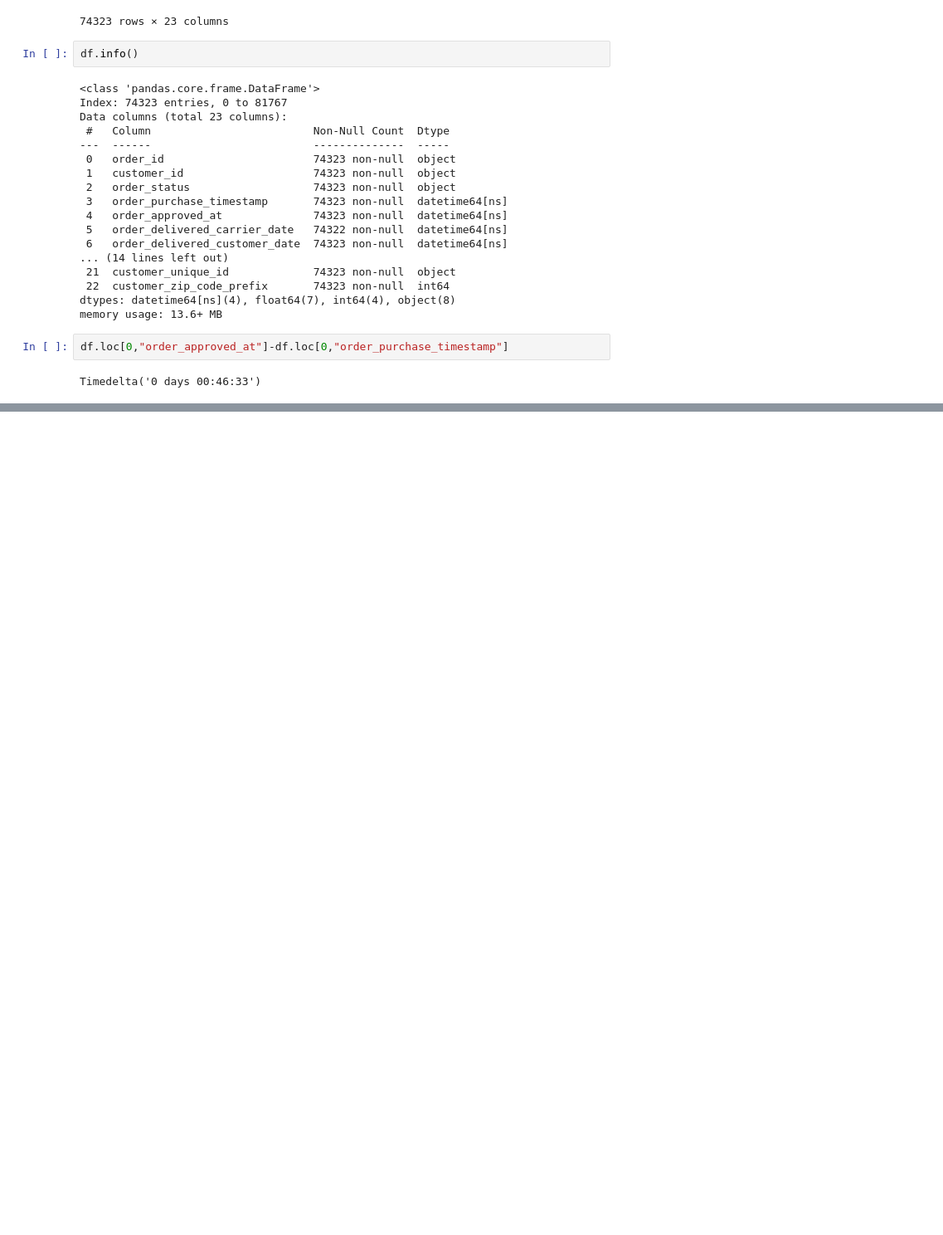
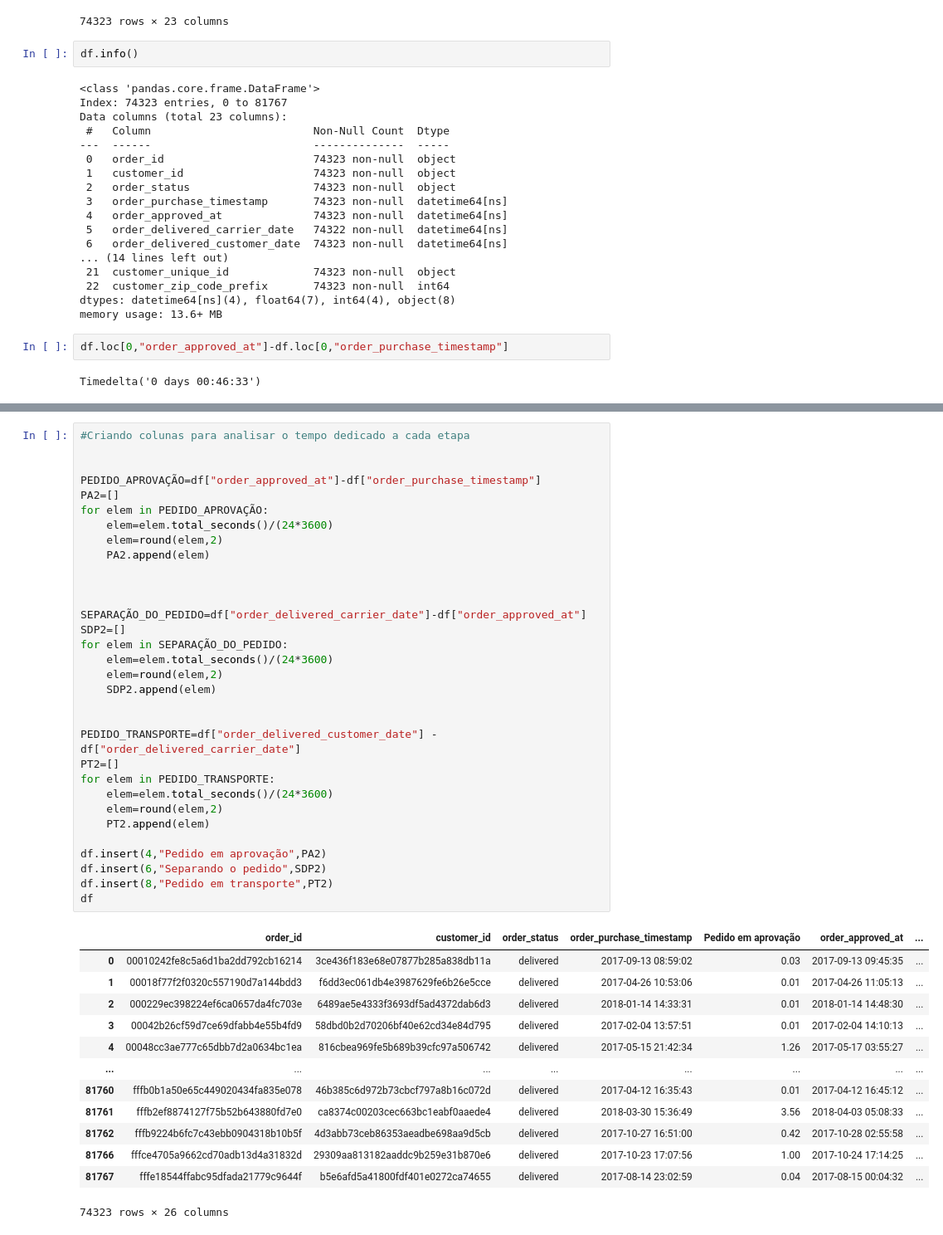
Before and after one commit to mateusono1/De-Company, a Jupyter notebook: main.ipynb, the cells around one changed output, grey strips where cells are left out. Shown at 83% size. Cells and saved outputs as stored; diff of their text form; blank space fills up the shorter version.

```diff
--- a/main.ipynb
+++ b/main.ipynb
@@ -207,0 +221,46 @@ Timedelta('0 days 00:46:33')
+# %%
+#Criando colunas para analisar o tempo dedicado a cada etapa
+
+
+PEDIDO_APROVAÇÃO=df["order_approved_at"]-df["order_purchase_timestamp"]
+PA2=[]
+for elem in PEDIDO_APROVAÇÃO:
+    elem=elem.total_seconds()/(24*3600)
+    elem=round(elem,2)
+    PA2.append(elem)
+
+
+
+SEPARAÇÃO_DO_PEDIDO=df["order_delivered_carrier_date"]-df["order_approved_at"]
+SDP2=[]
+for elem in SEPARAÇÃO_DO_PEDIDO:
+    elem=elem.total_seconds()/(24*3600)
+    elem=round(elem,2)
+    SDP2.append(elem)
+
+
+PEDIDO_TRANSPORTE=df["order_delivered_customer_date"] - df["order_delivered_carrier_date"]
+PT2=[]
+for elem in PEDIDO_TRANSPORTE:
+    elem=elem.total_seconds()/(24*3600)
+    elem=round(elem,2)
+    PT2.append(elem)
+
+df.insert(4,"Pedido em aprovação",PA2)
+df.insert(6,"Separando o pedido",SDP2)
+df.insert(8,"Pedido em transporte",PT2)
+df
+# %% [output]
+|  | order_id | customer_id | order_status | order_purchase_timestamp | Pedido em aprovação | order_approved_at | ... |
+| 0 | 00010242fe8c5a6d1ba2dd792cb16214 | 3ce436f183e68e07877b285a838db11a | delivered | 2017-09-13 08:59:02 | 0.03 | 2017-09-13 09:45:35 | ... |
+| 1 | 00018f77f2f0320c557190d7a144bdd3 | f6dd3ec061db4e3987629fe6b26e5cce | delivered | 2017-04-26 10:53:06 | 0.01 | 2017-04-26 11:05:13 | ... |
+| 2 | 000229ec398224ef6ca0657da4fc703e | 6489ae5e4333f3693df5ad4372dab6d3 | delivered | 2018-01-14 14:33:31 | 0.01 | 2018-01-14 14:48:30 | ... |
+| 3 | 00042b26cf59d7ce69dfabb4e55b4fd9 | 58dbd0b2d70206bf40e62cd34e84d795 | delivered | 2017-02-04 13:57:51 | 0.01 | 2017-02-04 14:10:13 | ... |
+| 4 | 00048cc3ae777c65dbb7d2a0634bc1ea | 816cbea969fe5b689b39cfc97a506742 | delivered | 2017-05-15 21:42:34 | 1.26 | 2017-05-17 03:55:27 | ... |
+| ... | ... | ... | ... | ... | ... | ... | ... |
+| 81760 | fffb0b1a50e65c449020434fa835e078 | 46b385c6d972b73cbcf797a8b16c072d | delivered | 2017-04-12 16:35:43 | 0.01 | 2017-04-12 16:45:12 | ... |
+| 81761 | fffb2ef8874127f75b52b643880fd7e0 | ca8374c00203cec663bc1eabf0aaede4 | delivered | 2018-03-30 15:36:49 | 3.56 | 2018-04-03 05:08:33 | ... |
+| 81762 | fffb9224b6fc7c43ebb0904318b10b5f | 4d3abb73ceb86353aeadbe698aa9d5cb | delivered | 2017-10-27 16:51:00 | 0.42 | 2017-10-28 02:55:58 | ... |
+| 81766 | fffce4705a9662cd70adb13d4a31832d | 29309aa813182aaddc9b259e31b870e6 | delivered | 2017-10-23 17:07:56 | 1.00 | 2017-10-24 17:14:25 | ... |
+| 81767 | fffe18544ffabc95dfada21779c9644f | b5e6afd5a41800fdf401e0272ca74655 | delivered | 2017-08-14 23:02:59 | 0.04 | 2017-08-15 00:04:32 | ... |
+74323 rows × 26 columns
```
Also changed, not shown: parts of 9 cells of this notebook, 1 other file.
